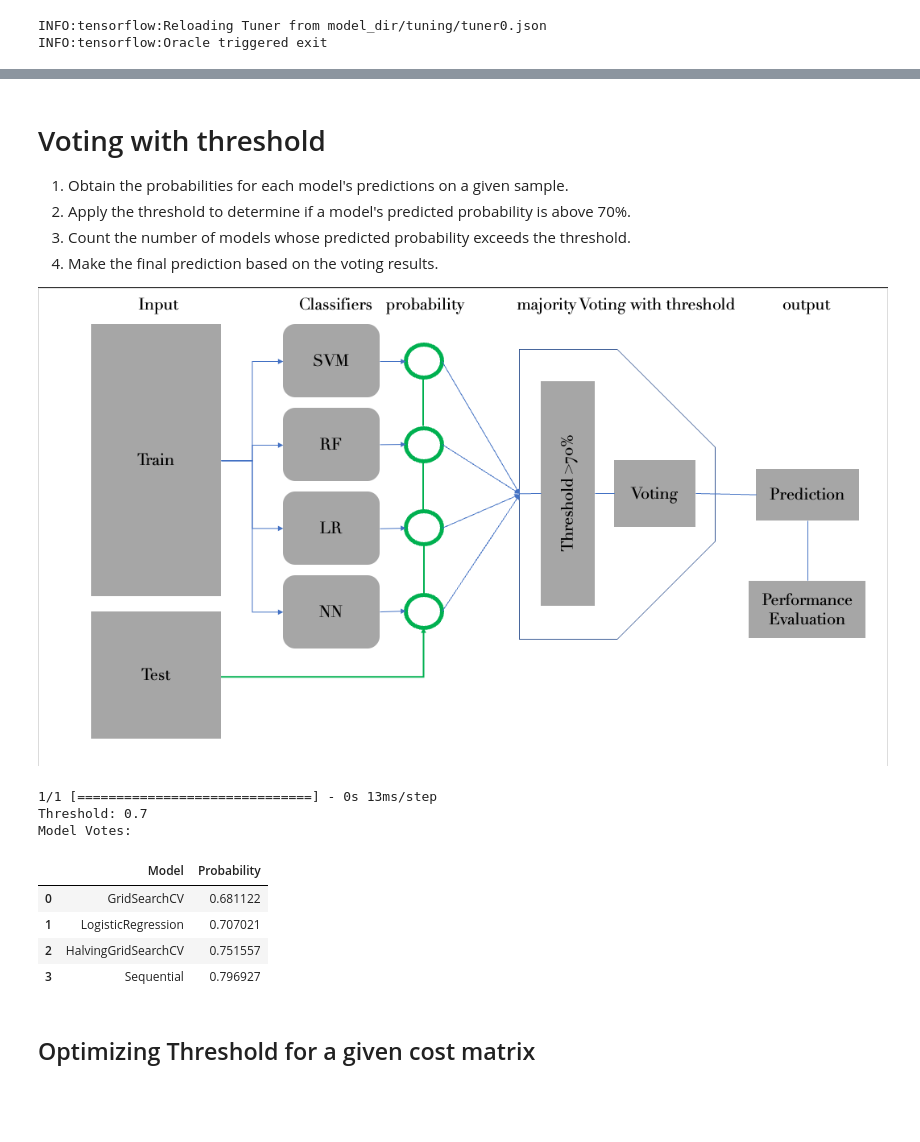
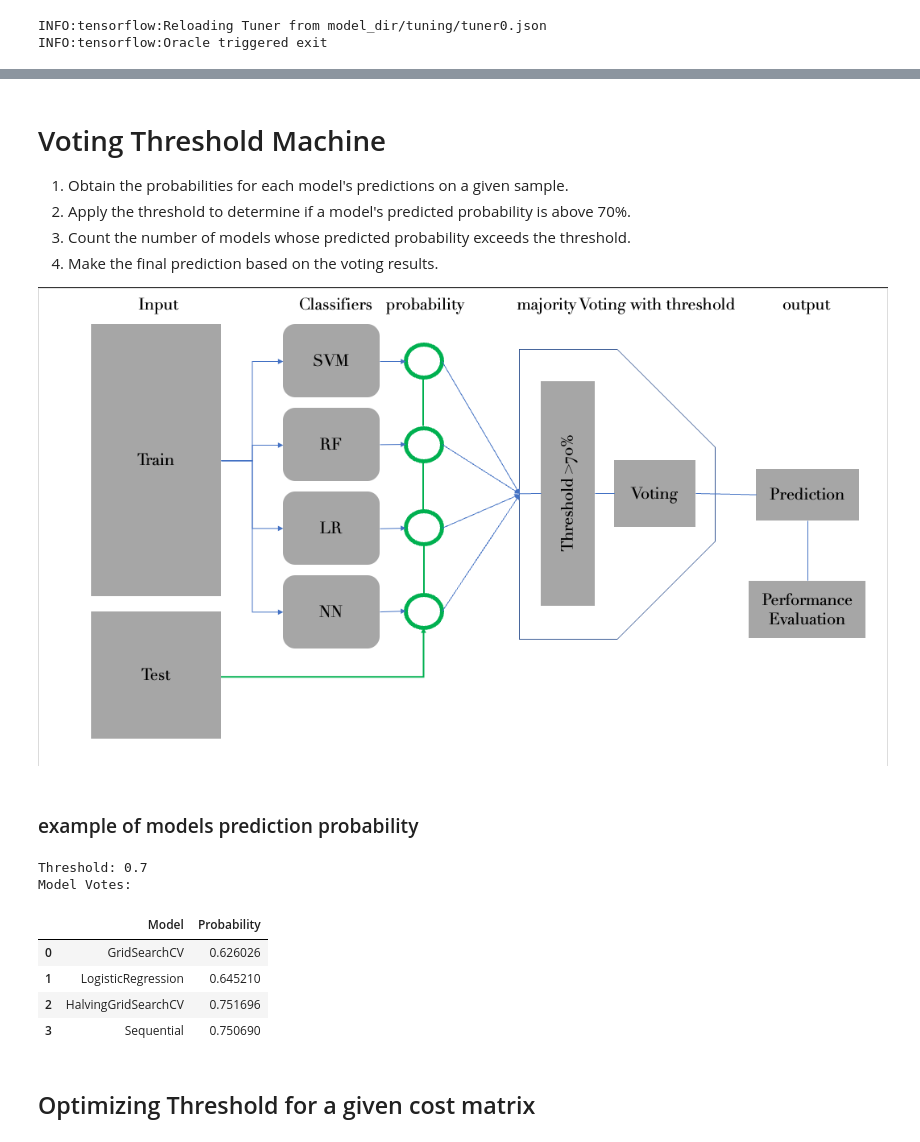
Before and after one commit to dbellenberg/CostSensitiveCreditRisk, a Jupyter notebook: final_project/merged_final_version/final_ml_project.ipynb, the cells around one changed output, grey strips where cells are left out. Drawn from its saved outputs; the diff is of its cells as text; code cells hidden in the pictures; blank space fills up the shorter version.

```diff
--- a/final_project/merged_final_version/final_ml_project.ipynb
+++ b/final_project/merged_final_version/final_ml_project.ipynb
@@ -662,0 +512,18 @@ weighted avg       0.73      0.73      0.73      1745
+# %%
+# Define the parameter grid for SVM
+param_grid_svm = {
+    'C': [0.1, 1, 10, 50],
+    'loss': ['hinge', 'squared_hinge']
+}
+
+# Initialize the SVM classifier
+svm = LinearSVC(max_iter=500000)
+
+# Set up the GridSearchCV
+svm_opt = GridSearchCV(svm, param_grid_svm, cv = 5, verbose=2, n_jobs=-1)
+
+# Fit the GridSearchCV to the data
+svm_opt.fit(X_train, y_train)
+
+# Get the best parameters
+best_params_svm = svm_opt.best_params_
@@ -663,5 +552,6 @@ weighted avg       0.73      0.73      0.73      1745
 # %% [markdown]
-# Voting with threshold
+<a id='5'></a>
+# Voting Threshold Machine
 
 1. Obtain the probabilities for each model's predictions on a given sample.
 2. Apply the threshold to determine if a model's predicted probability is above 70%.
@@ -669,6 +559,9 @@ weighted avg       0.73      0.73      0.73      1745
 4. Make the final prediction based on the voting results.
 
 ![image.png](attachment:image.png)
+# %%
+# Define the models
+models = [svm_opt, lr_opt, rf_opt, nn_opt]
 # %%
 def sigmoid(x):
     return 1 / (1 + np.exp(-x))
@@ -729,24 +622,23 @@ def actual_voting_algo(model_probs, threshold):
         return 1
     else:
         return 0
-
-# Define the models
-models = [grid_search_svm, lr_opt, rf_opt, nn_opt]
-sample = X_test[0]  # Select the first sample from the test set
-threshold = 0.7  # Set the probability threshold
-
-# Use the voting function to predict the class of the sample
-model_probs = model_probabilities(models, sample.reshape(1, -1), threshold)
-
-hlp.print_votes_and_prediction(model_probs, threshold)
-# %% [output]
-1/1 [==============================] - 0s 13ms/step
-Threshold: 0.7
-Model Votes:
-|  | Model | Probability |
-| 0 | GridSearchCV | 0.681122 |
-| 1 | LogisticRegression | 0.707021 |
-| 2 | HalvingGridSearchCV | 0.751557 |
-| 3 | Sequential | 0.796927 |
+# %% [markdown]
+### example of models prediction probability
+# %%
+sample = X_test[6]  # Select the first sample from the test set
+
+# Use the voting function to predict the class of the sample
+model_probs = model_probabilities(models, sample.reshape(1, -1), threshold= 0.7)
+
+hlp.print_votes_and_prediction(model_probs, threshold=0.7)
+# %% [output]
+Threshold: 0.7
+Model Votes:
+|  | Model | Probability |
+| 0 | GridSearchCV | 0.626026 |
+| 1 | LogisticRegression | 0.645210 |
+| 2 | HalvingGridSearchCV | 0.751696 |
+| 3 | Sequential | 0.750690 |
 # %% [markdown]
+<a id='5a'></a>
 ## Optimizing Threshold for a given cost matrix
```
Also changed, not shown: parts of 49 cells of this notebook, 1 other file.
